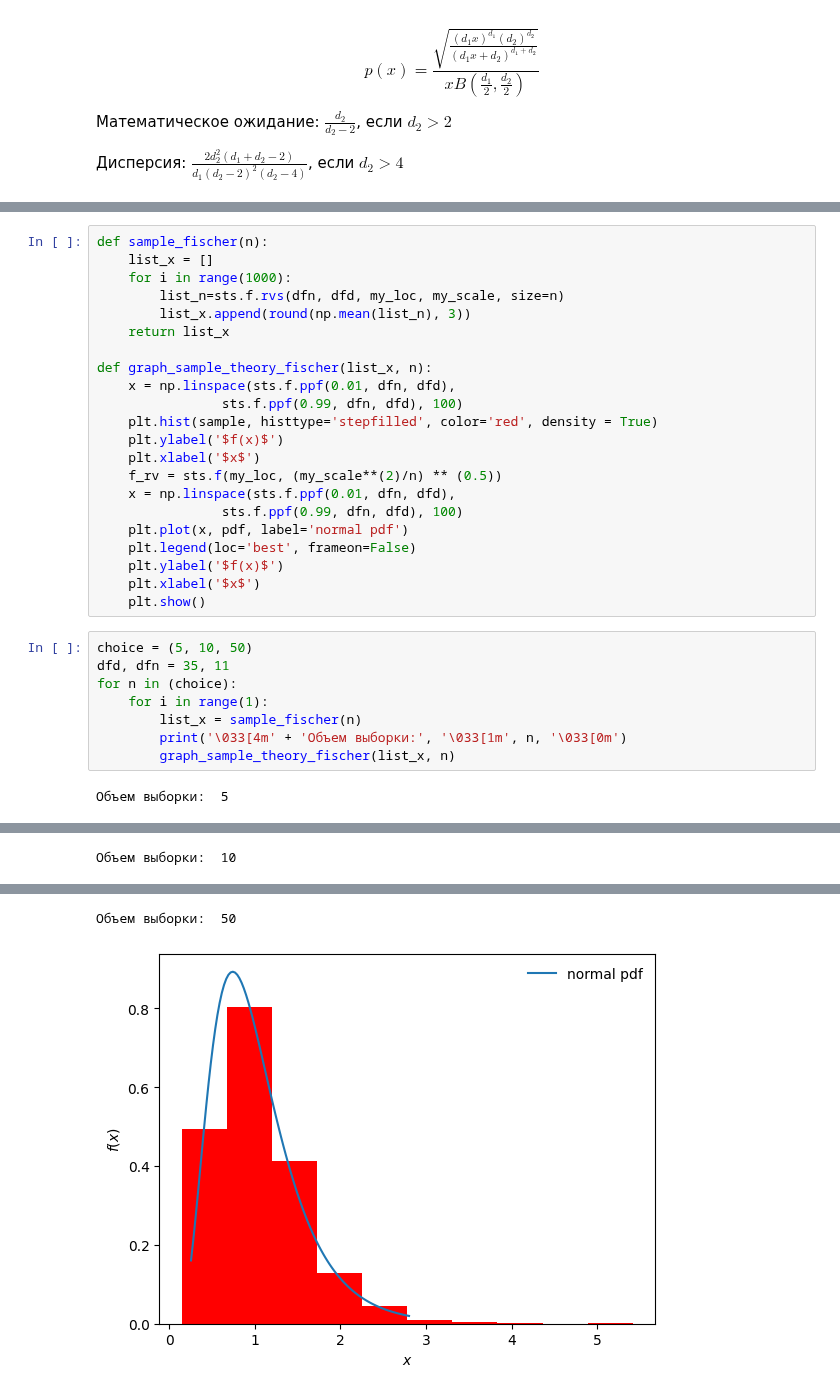
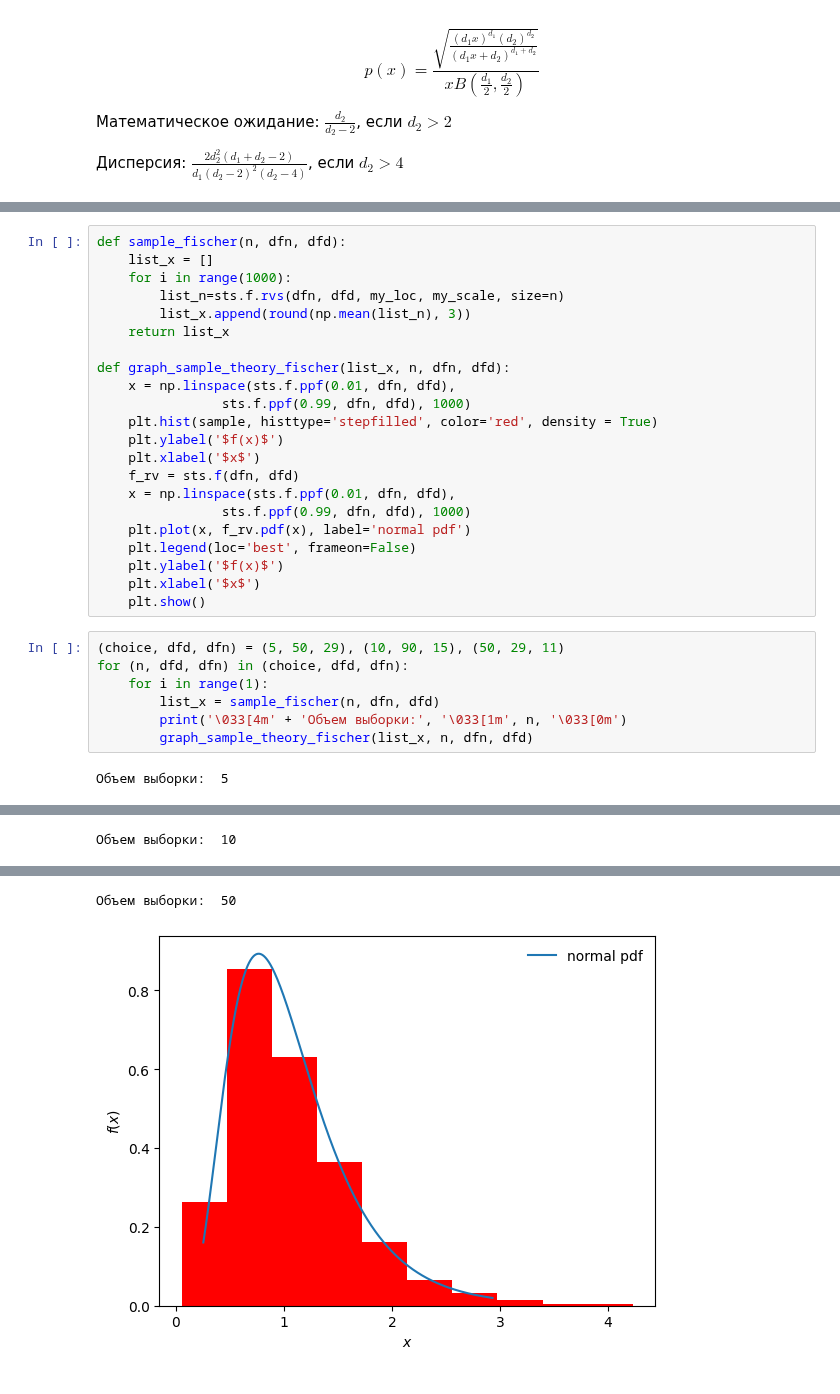
Before and after one commit to LezhninaYu/Polytech_tasks, a Jupyter notebook: ЛР№5 центральная предельная теорема.ipynb, the cells around one changed output, grey strips where cells are left out. Drawn from its saved outputs; the diff is of its cells as text.

```diff
--- a/ЛР№5 центральная предельная теорема.ipynb
+++ b/ЛР№5 центральная предельная теорема.ipynb
@@ -186,32 +186,31 @@ Text(0.5, 0, '$x$')
 # %%
-def sample_fischer(n):
+def sample_fischer(n, dfn, dfd):
     list_x = []
     for i in range(1000):
         list_n=sts.f.rvs(dfn, dfd, my_loc, my_scale, size=n)
         list_x.append(round(np.mean(list_n), 3))
     return list_x
 
-def graph_sample_theory_fischer(list_x, n):
+def graph_sample_theory_fischer(list_x, n, dfn, dfd):
     x = np.linspace(sts.f.ppf(0.01, dfn, dfd),
-                sts.f.ppf(0.99, dfn, dfd), 100)
+                sts.f.ppf(0.99, dfn, dfd), 1000)
     plt.hist(sample, histtype='stepfilled', color='red', density = True)
     plt.ylabel('$f(x)$')
     plt.xlabel('$x$')
-    f_rv = sts.f(my_loc, (my_scale**(2)/n) ** (0.5))
+    f_rv = sts.f(dfn, dfd)
     x = np.linspace(sts.f.ppf(0.01, dfn, dfd),
-                sts.f.ppf(0.99, dfn, dfd), 100)
-    plt.plot(x, pdf, label='normal pdf')
+                sts.f.ppf(0.99, dfn, dfd), 1000)
+    plt.plot(x, f_rv.pdf(x), label='normal pdf')
     plt.legend(loc='best', frameon=False)
     plt.ylabel('$f(x)$')
     plt.xlabel('$x$')
     plt.show()
 # %%
-choice = (5, 10, 50)
-dfd, dfn = 35, 11
-for n in (choice):
+(choice, dfd, dfn) = (5, 50, 29), (10, 90, 15), (50, 29, 11)
+for (n, dfd, dfn) in (choice, dfd, dfn):
     for i in range(1):
-        list_x = sample_fischer(n)
+        list_x = sample_fischer(n, dfn, dfd)
         print('\033[4m' + 'Объем выборки:', '\033[1m', n, '\033[0m')
-        graph_sample_theory_fischer(list_x, n)
+        graph_sample_theory_fischer(list_x, n, dfn, dfd)
 # %% [output]
 Объем выборки:  5
@@ -221,2 +220,2 @@ for n in (choice):
 Объем выборки:  50
-[figure, old version]
+[figure, new version]
```
Also changed, not shown: parts of 6 cells of this notebook.
